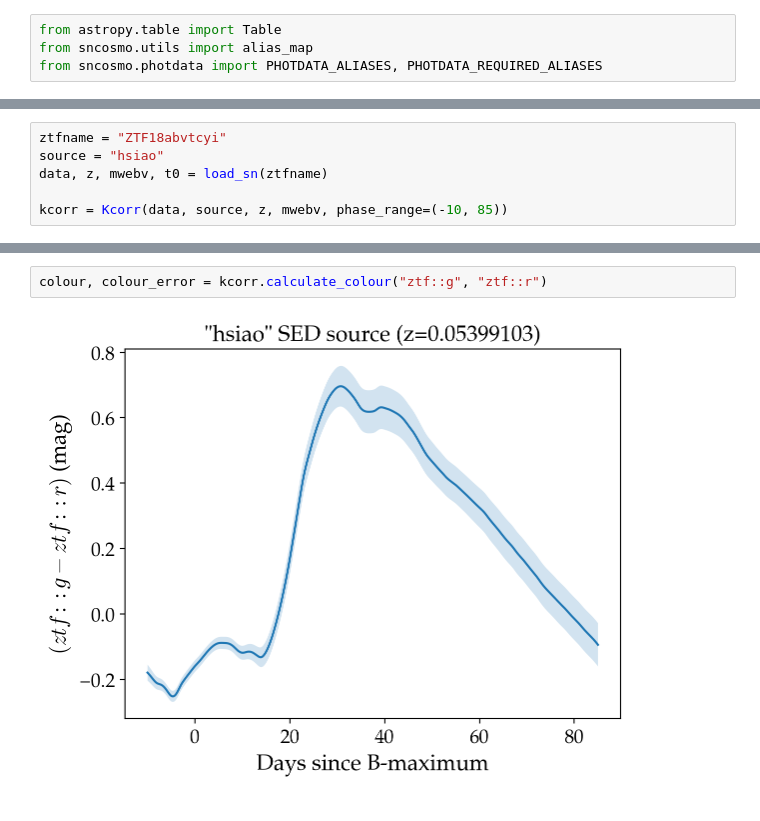
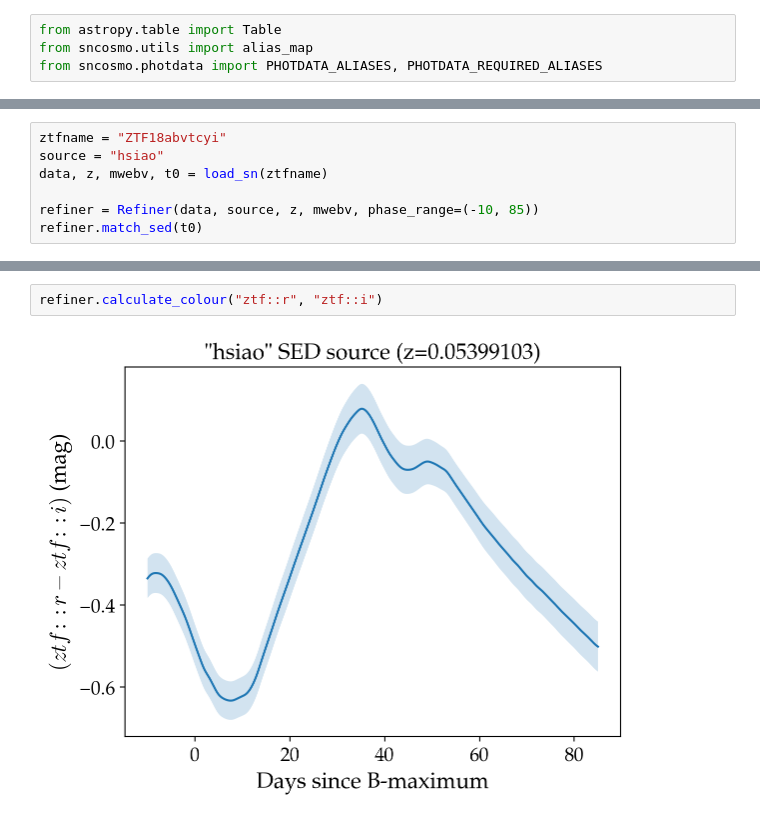
Before and after one commit to temuller/kcorr, a Jupyter notebook: kcorr.ipynb, the cells around one changed output, grey strips where cells are left out. Cells and saved outputs as stored; diff of their text form.

```diff
--- a/kcorr.ipynb
+++ b/kcorr.ipynb
@@ -415,4 +470,5 @@ ztfname = "ZTF18abvtcyi"
 source = "hsiao"
 data, z, mwebv, t0 = load_sn(ztfname)
 
-kcorr = Kcorr(data, source, z, mwebv, phase_range=(-10, 85))
+refiner = Refiner(data, source, z, mwebv, phase_range=(-10, 85))
+refiner.match_sed(t0)
@@ -423,6 +481,6 @@ kcorr.plot_kcorr()
 # %% [output]
 [figure]
 # %%
-colour, colour_error = kcorr.calculate_colour("ztf::g", "ztf::r")
+refiner.calculate_colour("ztf::r", "ztf::i")
 # %% [output]
-[figure, old version]
+[figure, new version]
```
Also changed, not shown: parts of 13 cells of this notebook, 5 other files.
